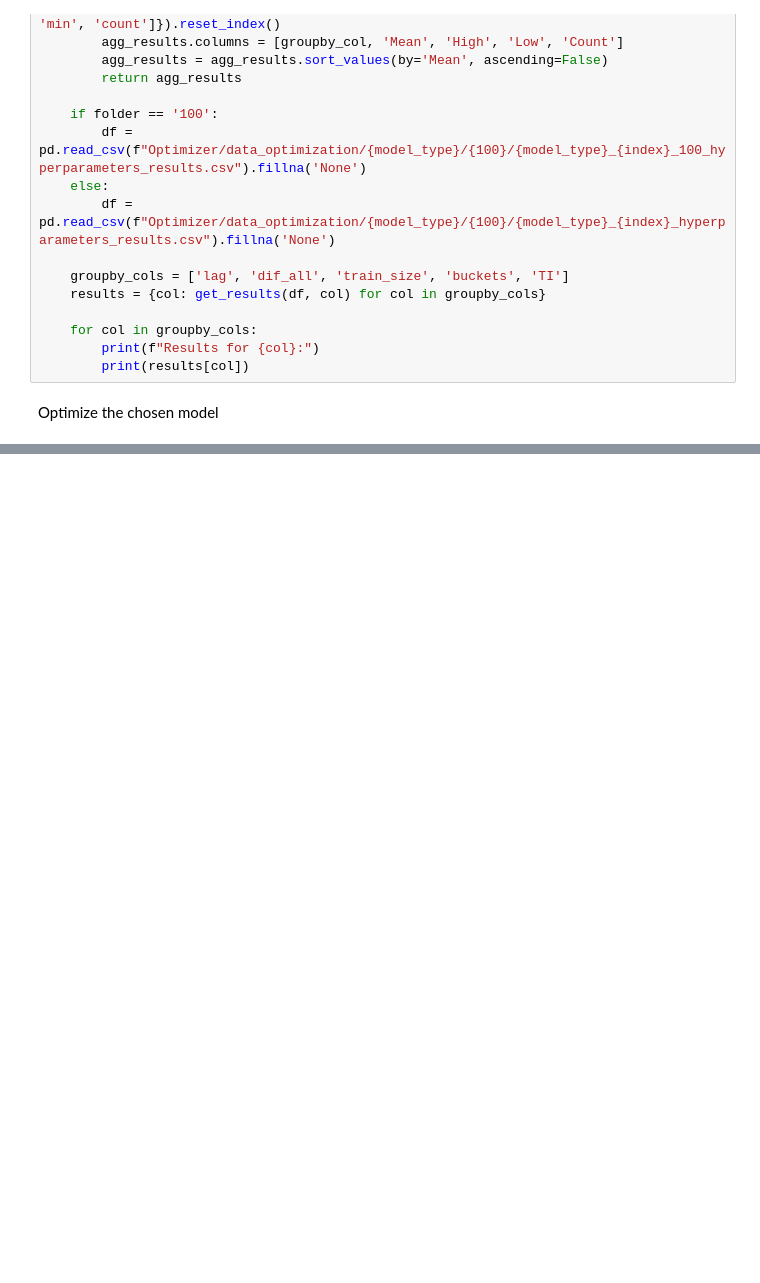
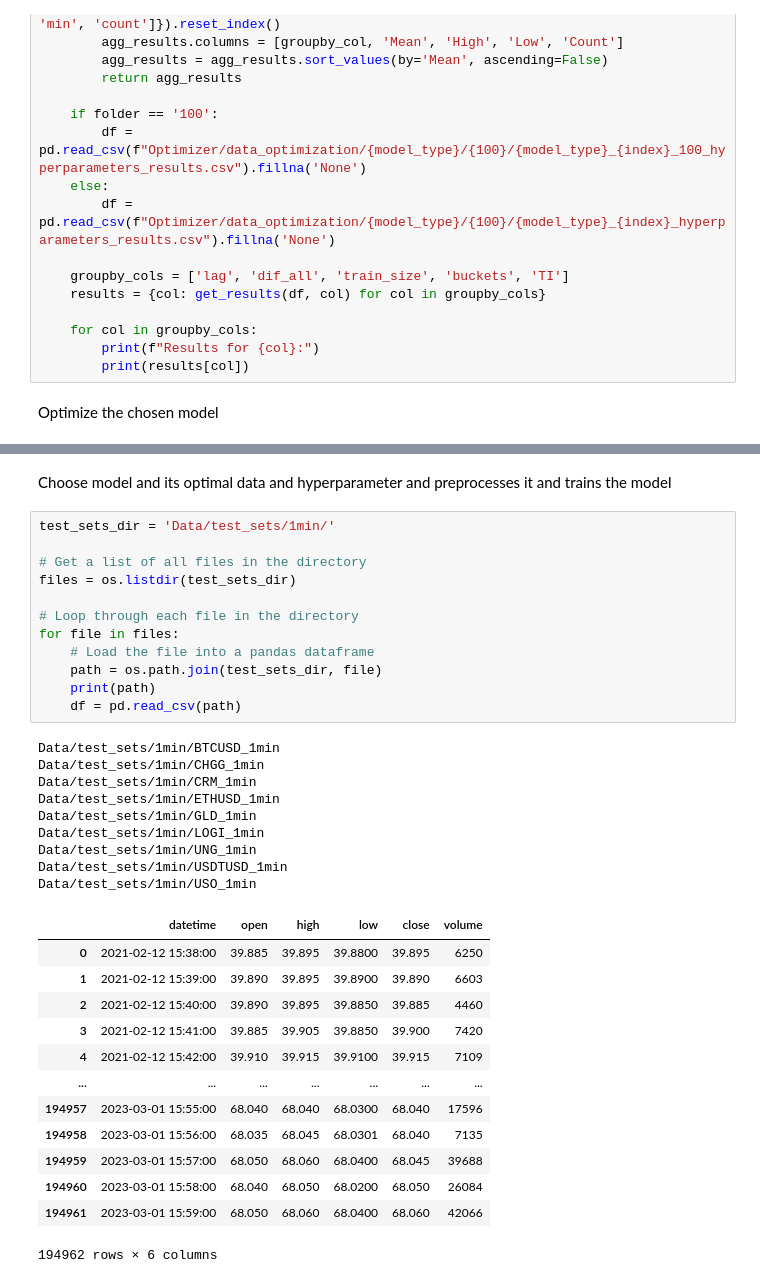
Before and after one commit to lukasmartinsson/Master-Thesis, a Jupyter notebook: main.ipynb, the cells around one changed output, grey strips where cells are left out. Drawn from its saved outputs; the diff is of its cells as text; blank space fills up the shorter version.

```diff
--- a/main.ipynb
+++ b/main.ipynb
@@ -224,0 +140,37 @@ calculate_pseudo_return
+# %% [markdown]
+Choose model and its optimal data and hyperparameter and preprocesses it and trains the model
+# %%
+test_sets_dir = 'Data/test_sets/1min/'
+
+# Get a list of all files in the directory
+files = os.listdir(test_sets_dir)
+
+# Loop through each file in the directory
+for file in files:
+    # Load the file into a pandas dataframe
+    path = os.path.join(test_sets_dir, file)
+    print(path)
+    df = pd.read_csv(path)
+# %% [output]
+Data/test_sets/1min/BTCUSD_1min
+Data/test_sets/1min/CHGG_1min
+Data/test_sets/1min/CRM_1min
+Data/test_sets/1min/ETHUSD_1min
+Data/test_sets/1min/GLD_1min
+Data/test_sets/1min/LOGI_1min
+Data/test_sets/1min/UNG_1min
+Data/test_sets/1min/USDTUSD_1min
+Data/test_sets/1min/USO_1min
+|  | datetime | open | high | low | close | volume |
+| 0 | 2021-02-12 15:38:00 | 39.885 | 39.895 | 39.8800 | 39.895 | 6250 |
+| 1 | 2021-02-12 15:39:00 | 39.890 | 39.895 | 39.8900 | 39.890 | 6603 |
+| 2 | 2021-02-12 15:40:00 | 39.890 | 39.895 | 39.8850 | 39.885 | 4460 |
+| 3 | 2021-02-12 15:41:00 | 39.885 | 39.905 | 39.8850 | 39.900 | 7420 |
+| 4 | 2021-02-12 15:42:00 | 39.910 | 39.915 | 39.9100 | 39.915 | 7109 |
+| ... | ... | ... | ... | ... | ... | ... |
+| 194957 | 2023-03-01 15:55:00 | 68.040 | 68.040 | 68.0300 | 68.040 | 17596 |
+| 194958 | 2023-03-01 15:56:00 | 68.035 | 68.045 | 68.0301 | 68.040 | 7135 |
+| 194959 | 2023-03-01 15:57:00 | 68.050 | 68.060 | 68.0400 | 68.045 | 39688 |
+| 194960 | 2023-03-01 15:58:00 | 68.040 | 68.050 | 68.0200 | 68.050 | 26084 |
+| 194961 | 2023-03-01 15:59:00 | 68.050 | 68.060 | 68.0400 | 68.060 | 42066 |
+194962 rows × 6 columns
```
Also changed, not shown: parts of 10 cells of this notebook, 1 other file.
